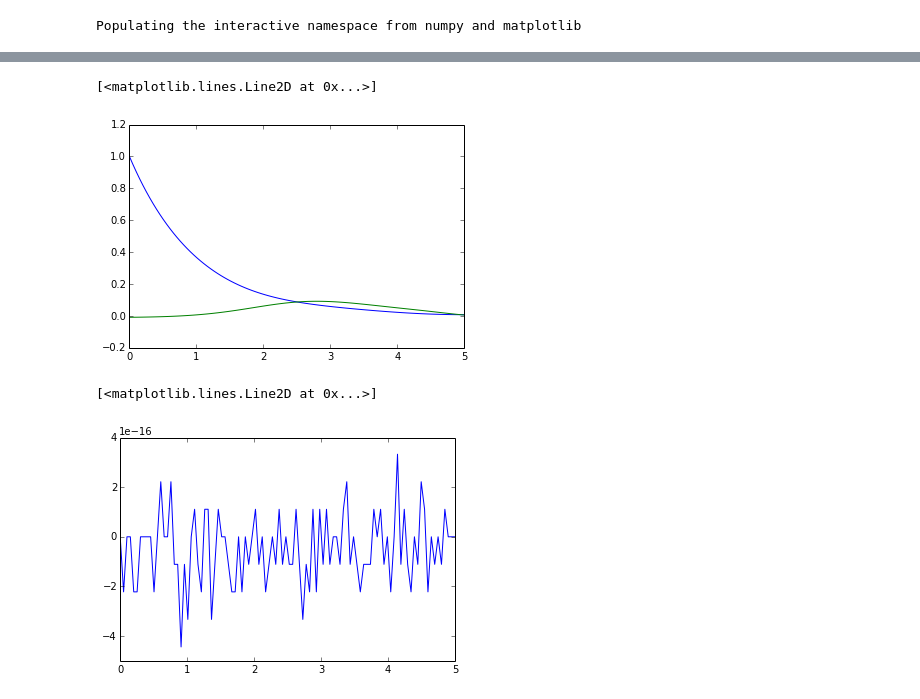
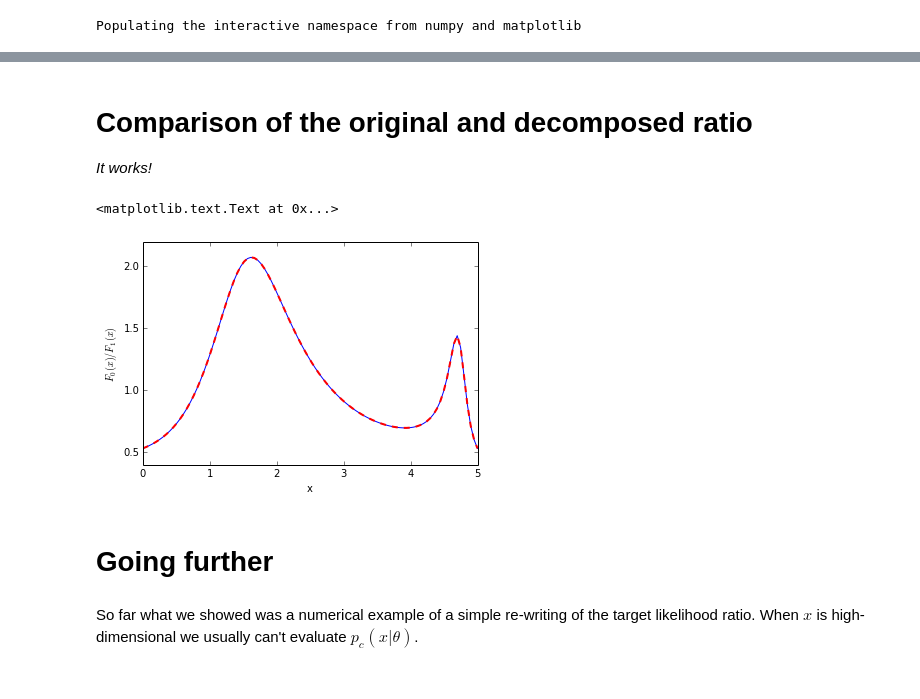
Before and after one commit to cranmer/play, a Jupyter notebook: misc/DecomposingTestsOfMixtureModels.ipynb, the cells around one changed output, grey strips where cells are left out. Cells and saved outputs as stored; diff of their text form; code cells hidden in the pictures.

```diff
--- a/misc/DecomposingTestsOfMixtureModels.ipynb
+++ b/misc/DecomposingTestsOfMixtureModels.ipynb
@@ -15,0 +105,3 @@ fs = [f0, f1, f2]
+# %%
+w0 = [.1,.2,.7]
+w1 = [.2,.5,.3]
@@ -16,11 +110,11 @@ fs = [f0, f1, f2]
 # %%
 def F0(x):
     sum = 0.
-    for i,c in enumerate(c0):
-        sum+= c*fs[i](x)
+    for w, f in zip(w0, fs):
+        sum += w*f(x)
     return sum
 def F1(x):
     sum = 0.
-    for i,c in enumerate(c1):
-        sum+= c*fs[i](x)
+    for w, f in zip(w1, fs):
+        sum+= w*f(x)
     return sum
@@ -43,11 +154,11 @@ plt.plot(xarray,F0(xarray)/F1(xarray))
 # %%
 def altRatio(x):
     sum = 0.
-    for i,c in enumerate(c0):
-        if(c==0):
+    for i,w in enumerate(w0):
+        if(w==0):
             continue
         innerSum = 0.
-        for j,cp in enumerate(c1):
-            innerSum+= cp/c*fs[j](x)/fs[i](x)
+        for j,wp in enumerate(w1):
+            innerSum+= wp/w*fs[j](x)/fs[i](x)
         sum+=1./innerSum
     return sum
@@ -84,11 +176,17 @@ c1 = [.98,.01,.01]
+# %% [markdown]
+# Comparison of the original and decomposed ratio
+
+*It works!*
 # %%
-plt.plot(xarray,F0(xarray))
-plt.plot(xarray,np.log(F1(xarray)/F0(xarray)))
+plt.plot(xarray,F0(xarray)/F1(xarray))
+plt.plot(xarray,altRatio(xarray), ls='--', c='r', lw=2)
+plt.xlabel('x')
+plt.ylabel('$F_0(x)/F_1(x)$')
 # %% [output]
-[<matplotlib.lines.Line2D at 0x...>]
+<matplotlib.text.Text at 0x...>
-[figure, old version]
+[figure, new version]
-# %%
-plt.plot(xarray,altRatio(xarray)-F0(xarray)/F1(xarray))
-# %% [output]
-[<matplotlib.lines.Line2D at 0x...>]
-[figure, removed]
+# %% [markdown]
+# Going further
+# %% [markdown]
+So far what we showed was a numerical example of a simple re-writing of the target likelihood ratio.
+When $x$ is high-dimensional we usually can't evaluate $p_c(x|\theta)$.
```
Also changed, not shown: parts of 37 cells of this notebook, 12 other files.
